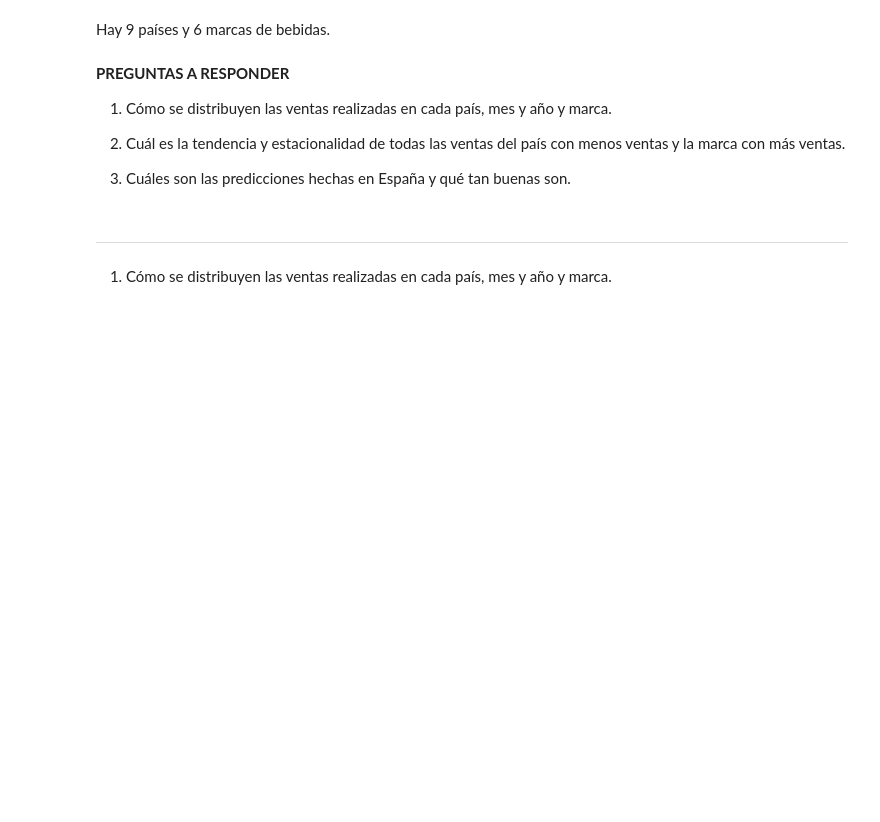
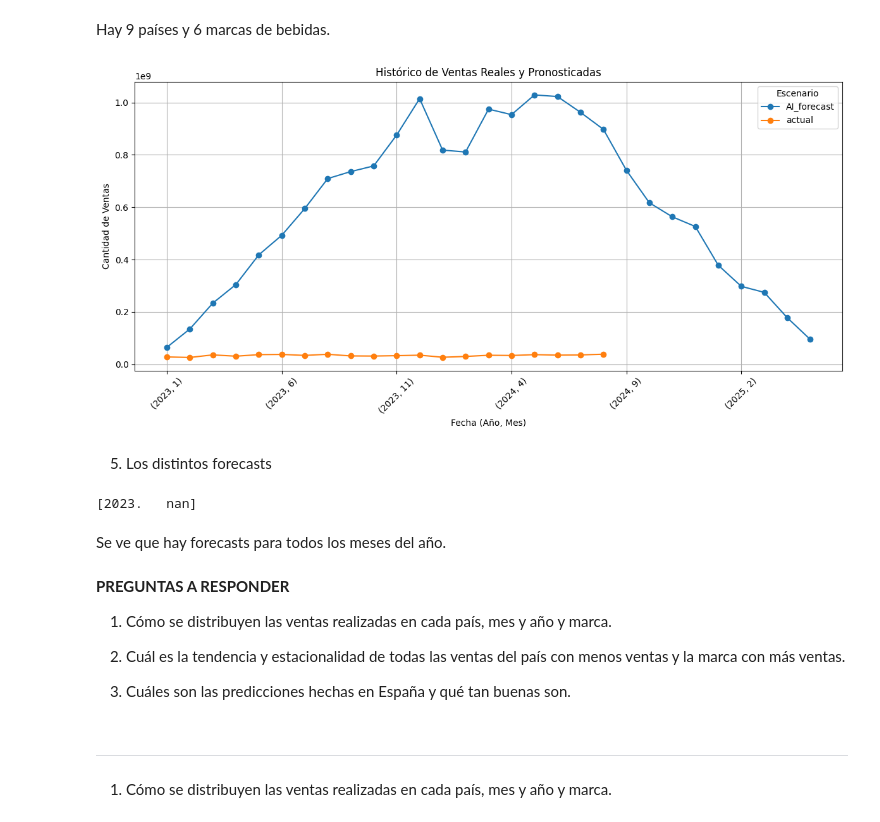
Before and after one commit to luciadeangulo/UFV-Visualizacion, a Jupyter notebook: ejercicios_clase/clase2.ipynb, the cells around one changed output. Cells and saved outputs as stored; diff of their text form; code cells hidden in the pictures; blank space fills up the shorter version.

```diff
--- a/ejercicios_clase/clase2.ipynb
+++ b/ejercicios_clase/clase2.ipynb
@@ -149,3 +270,35 @@ Hay 9 países y 6 marcas de bebidas.
+# %%
+import matplotlib.pyplot as plt
+
+# Group data by 'YEAR', 'MONTH', and 'SCENARIO' and calculate the sum of 'AMOUNT' for each group
+historical_data = df.groupby(['YEAR', 'MONTH', 'SCENARIO'])['AMOUNT'].sum().unstack()
+
+# Plot the data
+plt.figure(figsize=(12, 6))
+historical_data.plot(marker='o', ax=plt.gca())
+plt.title('Histórico de Ventas Reales y Pronosticadas')
+plt.xlabel('Fecha (Año, Mes)')
+plt.ylabel('Cantidad de Ventas')
+plt.legend(title='Escenario')
+plt.xticks(rotation=45)
+plt.grid(True)
+plt.tight_layout()
+plt.show()
+# %% [output]
+[figure, added]
+# %% [markdown]
+5.  Los distintos forecasts
+# %%
+# Extract unique values from the 'FORECAST' column to identify distinct forecast types
+distinct_forecasts = df['FORECAST'].unique()
+ano_forecast = df['FORECAST_YEAR'].unique()
+
+print(distinct_forecasts)
+print(ano_forecast)
+# %% [output]
+[2023.   nan]
+# %% [markdown]
+Se ve que hay forecasts para todos los meses del año.
 # %% [markdown]
 **PREGUNTAS A RESPONDER**
 1. Cómo se distribuyen las ventas realizadas en cada país, mes y año y marca.
```
Also changed, not shown: parts of 39 cells of this notebook.
